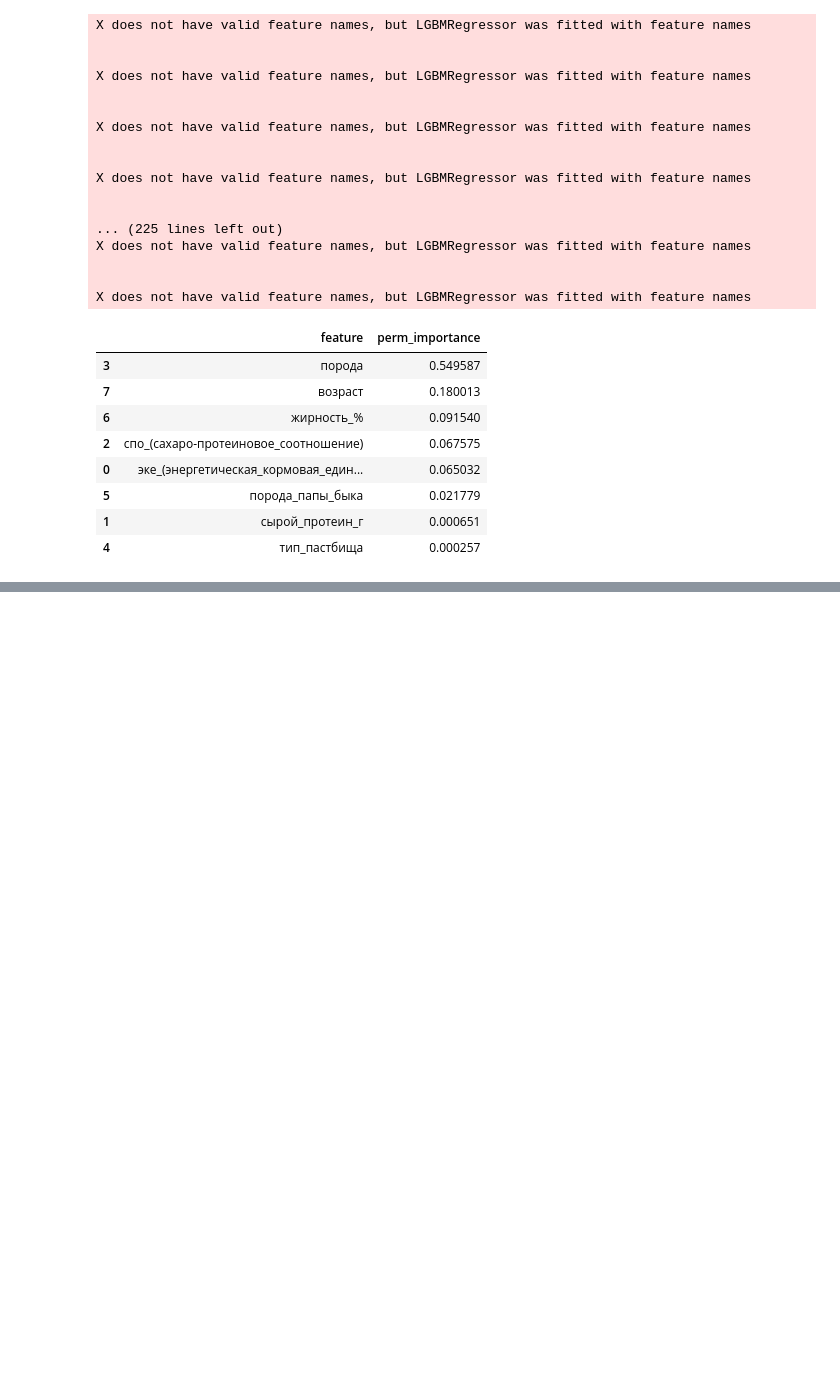
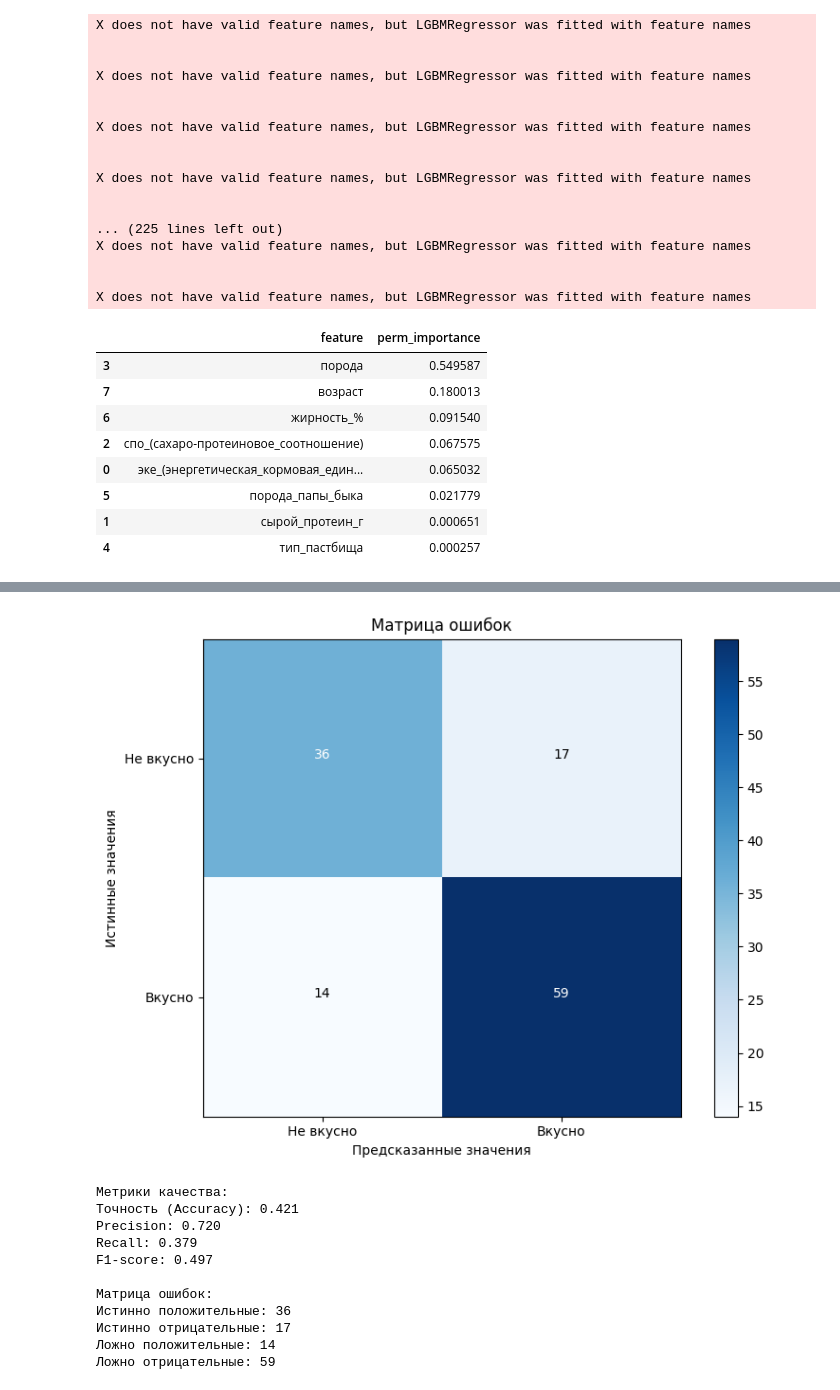
Before and after one commit to Shattsur/cow_price_prediction, a Jupyter notebook: cow_price_prediction.ipynb, the cells around one changed output, grey strips where cells are left out. Saved outputs shown, nothing was run; the diff lists cells and outputs as text; code cells hidden in the pictures; blank space fills up the shorter version.

```diff
--- a/cow_price_prediction.ipynb
+++ b/cow_price_prediction.ipynb
@@ -1995,0 +1805,54 @@ display(result_df)
+# %%
+# Матрица ошибок
+cm = confusion_matrix(y_test, y_pred)
+plt.figure(figsize=(8, 6))
+plt.imshow(cm, interpolation='nearest', cmap=plt.cm.Blues)
+plt.title('Матрица ошибок')
+plt.colorbar()
+tick_marks = np.arange(2)
+plt.xticks(tick_marks, ['Не вкусно', 'Вкусно'])
+plt.yticks(tick_marks, ['Не вкусно', 'Вкусно'])
+plt.ylabel('Истинные значения')
+plt.xlabel('Предсказанные значения')
+
+# Добавляем числовые значения в ячейки
+thresh = cm.max() / 2.
+for i in range(cm.shape[0]):
+    for j in range(cm.shape[1]):
+        plt.text(j, i, format(cm[i, j], 'd'),
+                horizontalalignment="center",
+                color="white" if cm[i, j] > thresh else "black")
+
+plt.tight_layout()
+plt.show()
+
+# Вычисляем метрики
+tp, tn, fp, fn = cm.ravel()
+accuracy = (tp + tn) / (tp + tn + fp + fn)
+precision = tp / (tp + fp) if (tp + fp) > 0 else 0
+recall = tp / (tp + fn) if (tp + fn) > 0 else 0
+f1 = 2 * (precision * recall) / (precision + recall) if (precision + recall) > 0 else 0
+
+print(f"\nМетрики качества:")
+print(f"Точность (Accuracy): {accuracy:.3f}")
+print(f"Precision: {precision:.3f}")
+print(f"Recall: {recall:.3f}")
+print(f"F1-score: {f1:.3f}")
+print(f"\nМатрица ошибок:")
+print(f"Истинно положительные: {tp}")
+print(f"Истинно отрицательные: {tn}")
+print(f"Ложно положительные: {fp}")
+print(f"Ложно отрицательные: {fn}")
+# %% [output]
+[figure, added]
+Метрики качества:
+Точность (Accuracy): 0.421
+Precision: 0.720
+Recall: 0.379
+F1-score: 0.497
+
+Матрица ошибок:
+Истинно положительные: 36
+Истинно отрицательные: 17
+Ложно положительные: 14
+Ложно отрицательные: 59
```
Also changed, not shown: parts of 48 cells of this notebook.
